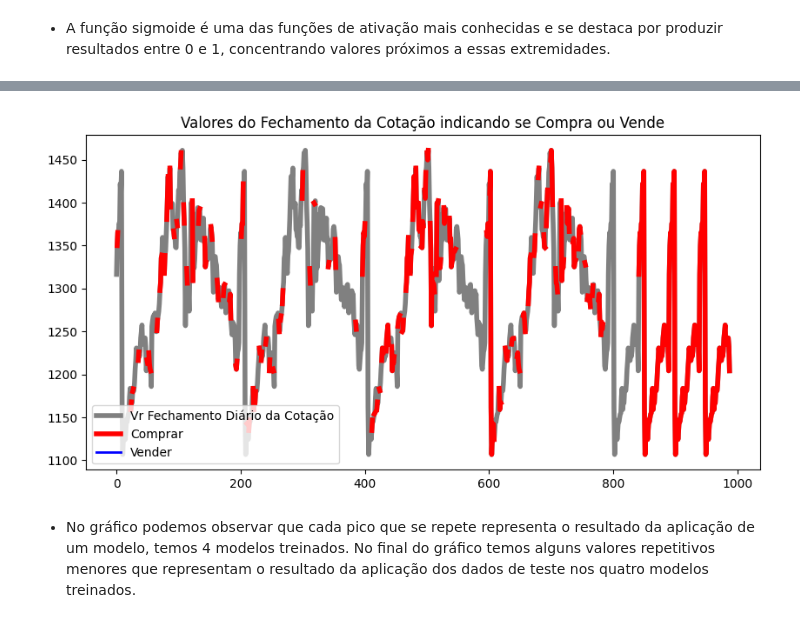
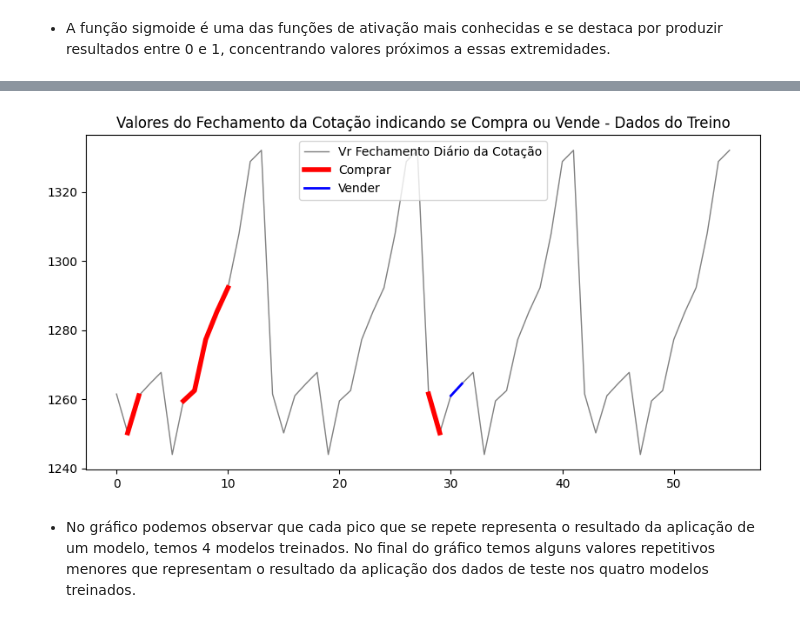
Before and after one commit to jairobernardesjunior/019_Financial_reinforcement_project_soybean_buy_sell_hold, a Jupyter notebook: 02 scvm_treina.ipynb, the cells around one changed output, grey strips where cells are left out. Cells and saved outputs as stored; diff of their text form; code cells hidden in the pictures.

Commit message:
descrição dos processos de treino e teste

```diff
--- a/02 scvm_treina.ipynb
+++ b/02 scvm_treina.ipynb
@@ -99,7 +99,7 @@ df_soy = df_soy.loc[df_soy['Date'].dt.year == 2021]
 X=list(df_soy['Close'])
 # %%
 # separando algumas linhas do final para fazer uma prévia rápida e conferir o código
-#X= X[460:]
+X= X[230:]
 # %%
 # separando as variáveis de treino(80%) e de teste(20%)
 X=[float(x) for x in X]
@@ -238,13 +229,16 @@ def getState(data, t, n):
     return np.array([res])
 # %%
 # retorna a plotagem do preço de mercado juntamente com indicadores para as títulos de compra e de venda.
-def plot_behavior(data_input, states_buy, states_sell, profit):
+def plot_behavior(data_input, states_buy, states_sell, profit, titulo, nomearq):
     fig = plt.figure(figsize = (15, 5))
-    plt.plot(data_input, color='r', lw=2.)
-    plt.plot(data_input, '^', markersize=10, color='m', label='Buying signal', markevery=states_buy)
-    plt.plot(data_input, 'v', markersize=10, color='k', label='Selling signal', markevery = states_sell)
-    plt.title('Total gains: %f'%(profit))
+    plt.plot(data_input, color='gray', lw=2.)
+    plt.plot(data_input, '^', markersize=10, color='red', label='Comprar', markevery=states_buy)
+    plt.plot(data_input, 'v', markersize=10, color='blue', label='Vender', markevery = states_sell)
+    plt.title(titulo + ' - ' + nomearq + ' - Total ganho: %f'%(profit))
     plt.legend()
+
+    plt.savefig('grafic_image/' + nomearq + '.png', format='png')
+
     plt.show()
 # %%
 # recebe um valor float e retorna formatado com 2 decimais
@@ -281,18 +275,22 @@ for e in range(episode_count + 1):
 
     # 1-obter estado
     state = getState(data, 0, window_size + 1)
-    total_profit = 0
+    total_profit = 0.0
     agent.inventory = []
 
     for t in range(l):
         # 2-aplicar a melhor ação
         action = agent.act(state)
 
+        print('***** state', state)
+        print('***** action', action)
+
         # sit
         next_state = getState(data, t + 1, window_size + 1)
         reward = 0
         bought_price = 0 # ....................
         if action == 1: # compra
+            agent.inventory.append(data[t])
             states_buy.append(t)
             print('1 - Buy (comprar): ' + formatPrice(data[t]))
             dfx = pd.DataFrame({"vr_fechamento":[data[t]],"vr_buy":[data[t]],"vr_sell":['Nan']})
@@ -309,6 +307,8 @@ for e in range(episode_count + 1):
             dfx = pd.DataFrame({"vr_fechamento":[data[t]],"vr_buy":['Nan'],"vr_sell":[data[t]]})
             df_soy_action = pd.concat([df_soy_action, dfx], ignore_index=True)
 
+            print('Total do Lucro: ' + formatPrice(total_profit))
+
         else:
             #print('3 - Hold (manter): ' + formatPrice(data[t]))
             dfx = pd.DataFrame({"vr_fechamento":[data[t]],"vr_buy":['Nan'],"vr_sell":['Nan']})
@@ -322,10 +322,6 @@ for e in range(episode_count + 1):
         # 5: Acrescentar à memória
         agent.memory.append((state, action, reward, next_state, done))
         state = next_state
-        if done:
-            print('--------------------------------')
-            print('Total do Lucro: ' + formatPrice(total_profit))
-            print('--------------------------------')
 
         print('e: ' + str(e) + ' | l: ' + str(l) + ' | t: ' + str(t) + ' | action: ' + str(action) + \
               ' | bought_price: ' + formatPrice(bought_price))
@@ -338,7 +334,15 @@ for e in range(episode_count + 1):
         if e % 10 == 0:
             agent.model.save('models/model_ep' + str(e) + '.keras')
 
+        if done:
+            print('--------------------------------')
+            print('Total do Lucro: ' + formatPrice(total_profit))
+            print('--------------------------------')
+
     agent.model.save('models/model_ep' + str(e) + '.keras')
+
+    # plotando o resultado do treino
+    plot_behavior(data, states_buy, states_sell, total_profit, 'Resultado do Treino', 'model_ep' + str(e) + '_treino')
 
 now = datetime.datetime.now()
 print("FIM DO TREINO - Data e hora atuais: ", now.strftime("%Y-%m-%d %H:%M:%S"))
@@ -432,22 +578,22 @@ df_soy_action['vr_sell'] = df_soy_action['vr_sell'].astype('float')
 # %%
 # plotando a evolução de valores de fechamento indicando se compra ou vende
 fig,ax = plt.subplots(ncols=1,figsize=(10,5))
 
 plt.plot(df_soy_action.index, \
-         df_soy_action.vr_fechamento, label = "Vr Fechamento Diário da Cotação", linewidth=4, color='gray')
+         df_soy_action.vr_fechamento, label = "Vr Fechamento Diário da Cotação", linewidth=1, color='gray')
 plt.plot(df_soy_action.index, \
          df_soy_action.vr_buy, label = "Comprar", linewidth=4, color='red')
 plt.plot(df_soy_action.index, \
          df_soy_action.vr_sell, label = "Vender", linewidth=2, color='blue')
 
-plt.title('Valores do Fechamento da Cotação indicando se Compra ou Vende')
+plt.title('Valores do Fechamento da Cotação indicando se Compra ou Vende - Dados do Treino')
 plt.legend()
 
 plt.yscale('linear')
 
 plt.savefig('grafic_image/grafic_action.png', format='png')
 plt.show()
 # %% [output]
-[figure, old version]
+[figure, new version]
 # %% [markdown]
 - No gráfico podemos observar que cada pico que se repete representa o resultado da aplicação de um modelo, temos 4 modelos treinados. No final do gráfico temos alguns valores repetitivos menores que representam o resultado da aplicação dos dados de teste nos quatro modelos treinados.
```
Also changed, not shown: parts of 13 cells of this notebook, 13 other files.
